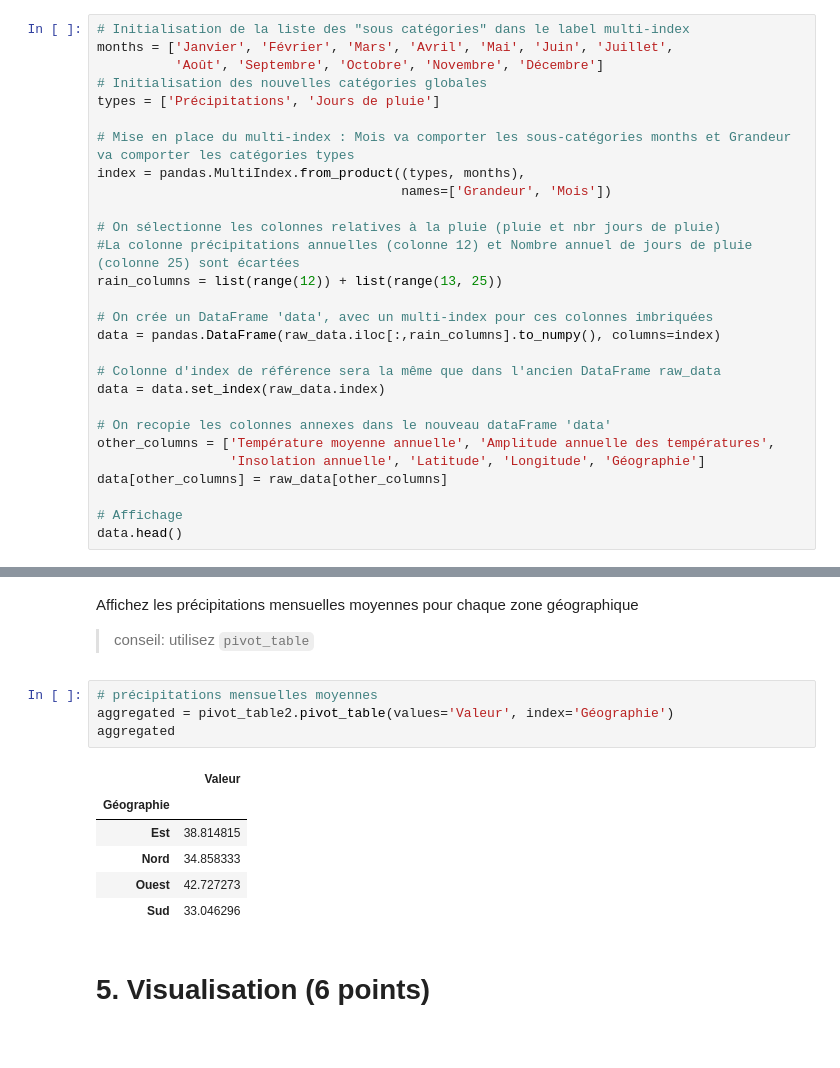
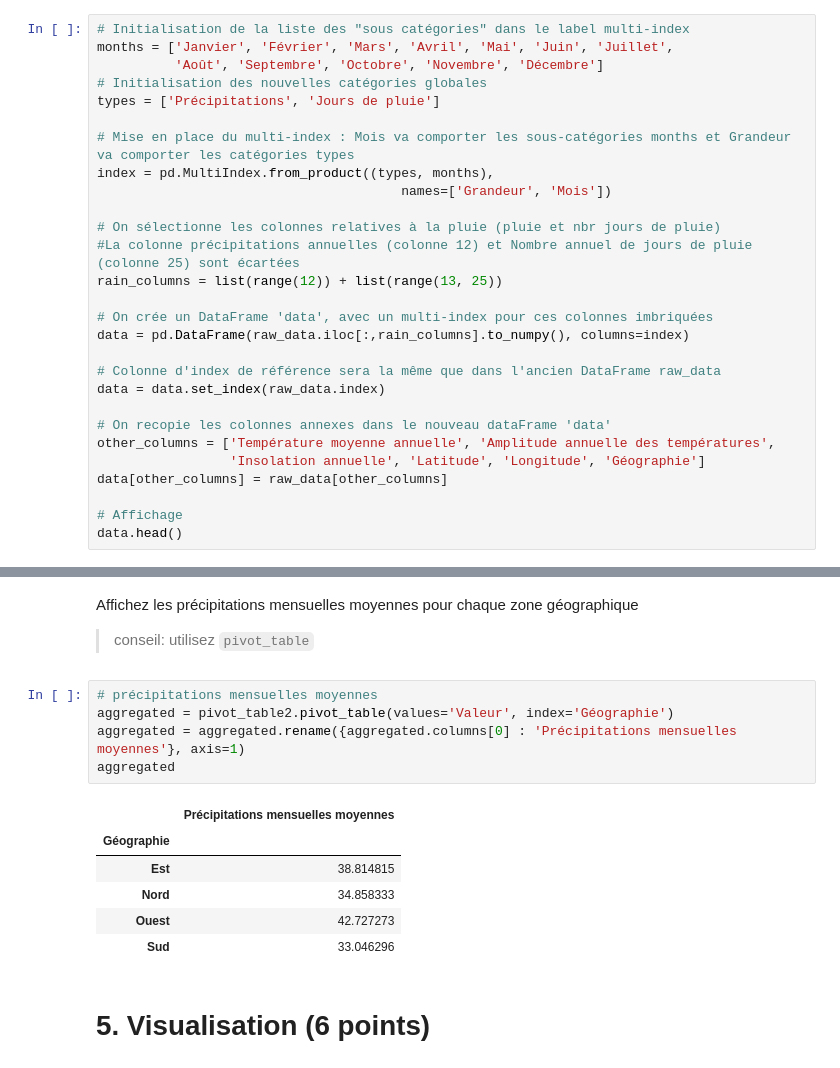
Before and after one commit to Alexandre0702/TP-Analyse-multidimentionnelle, a Jupyter notebook: TP1_pandas.ipynb, the cells around one changed output, grey strips where cells are left out. Saved outputs shown, nothing was run; the diff lists cells and outputs as text.

```diff
--- a/TP1_pandas.ipynb
+++ b/TP1_pandas.ipynb
@@ -78,7 +80,7 @@ months = ['Janvier', 'Février', 'Mars', 'Avril', 'Mai', 'Juin', 'Juillet',
 types = ['Précipitations', 'Jours de pluie']
 
 # Mise en place du multi-index : Mois va comporter les sous-catégories months et Grandeur va comporter les catégories types
-index = pandas.MultiIndex.from_product((types, months),
+index = pd.MultiIndex.from_product((types, months),
                                        names=['Grandeur', 'Mois'])
 
 # On sélectionne les colonnes relatives à la pluie (pluie et nbr jours de pluie)
@@ -86,7 +88,7 @@ index = pandas.MultiIndex.from_product((types, months),
 rain_columns = list(range(12)) + list(range(13, 25))
 
 # On crée un DataFrame 'data', avec un multi-index pour ces colonnes imbriquées
-data = pandas.DataFrame(raw_data.iloc[:,rain_columns].to_numpy(), columns=index)
+data = pd.DataFrame(raw_data.iloc[:,rain_columns].to_numpy(), columns=index)
 
 # Colonne d'index de référence sera la même que dans l'ancien DataFrame raw_data
 data = data.set_index(raw_data.index)
@@ -410,9 +412,10 @@ Affichez les précipitations mensuelles moyennes pour chaque zone géographique
 # %%
 # précipitations mensuelles moyennes
 aggregated = pivot_table2.pivot_table(values='Valeur', index='Géographie')
+aggregated = aggregated.rename({aggregated.columns[0] : 'Précipitations mensuelles moyennes'}, axis=1)
 aggregated
 # %% [output]
-|  | Valeur |
+|  | Précipitations mensuelles moyennes |
 | Géographie |  |
 | Est | 38.814815 |
 | Nord | 34.858333 |
```
Also changed, not shown: parts of 5 cells of this notebook.
